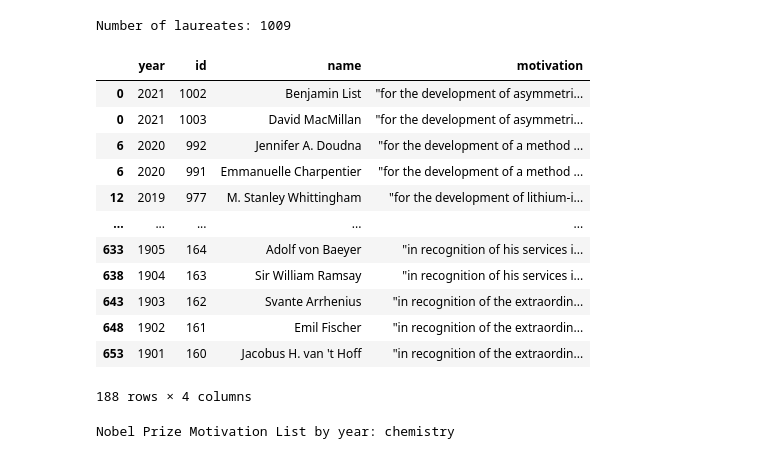
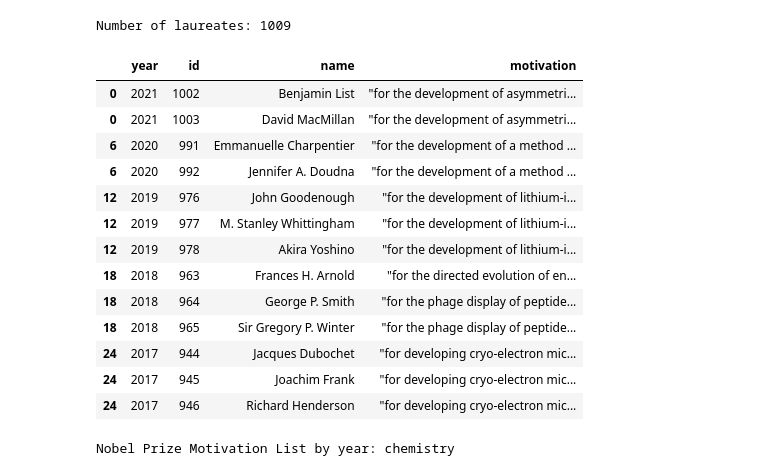
Before and after one commit to antoniogss/json_data, a Jupyter notebook: json_file_3.ipynb, the cells around one changed output. Cells and saved outputs as stored; diff of their text form; code cells hidden in the pictures.

```diff
--- a/json_file_3.ipynb
+++ b/json_file_3.ipynb
@@ -75,7 +75,9 @@ df_1.head()
 | 3 | prizes | 2021 | peace | [{'id': '1005', 'firstname': 'Mar... | NaN |
 | 4 | prizes | 2021 | physics | [{'id': '999', 'firstname': 'Syuk... | "for groundbreaking contributions... |
 # %%
-df_1[['laureate_1','laureate_2','laureate_3']] = pd.json_normalize(df_1['key.laureates'])
+df_1[['laureate_1',
+      'laureate_2',
+      'laureate_3']] = pd.json_normalize(df_1['key.laureates'])
 df_1.head()
 # %% [output]
 |  | prizes | key.year | key.category | key.laureates | key.overallMotivation | laureate_1 | laureate_2 | ... |
@@ -305,28 +307,29 @@ print('Number of laureates:',df['id'].max())
 # %% [output]
 Number of laureates: 1009
 # %%
-filt = (df['category'] == 'chemistry') #& (df['year'] >= 2017)
+filt = (df['category'] == 'chemistry') & (df['year'] >= 2017)
 
 df.loc[filt].\
   sort_values(by=['year'],
             ascending=False).\
                   drop(['category',
                         'share'],
                        axis=1)
 # %% [output]
 |  | year | id | name | motivation |
 | 0 | 2021 | 1002 | Benjamin List | "for the development of asymmetri... |
 | 0 | 2021 | 1003 | David MacMillan | "for the development of asymmetri... |
+| 6 | 2020 | 991 | Emmanuelle Charpentier | "for the development of a method ... |
 | 6 | 2020 | 992 | Jennifer A. Doudna | "for the development of a method ... |
-| 6 | 2020 | 991 | Emmanuelle Charpentier | "for the development of a method ... |
+| 12 | 2019 | 976 | John Goodenough | "for the development of lithium-i... |
 | 12 | 2019 | 977 | M. Stanley Whittingham | "for the development of lithium-i... |
-| ... | ... | ... | ... | ... |
-| 633 | 1905 | 164 | Adolf von Baeyer | "in recognition of his services i... |
-| 638 | 1904 | 163 | Sir William Ramsay | "in recognition of his services i... |
-| 643 | 1903 | 162 | Svante Arrhenius | "in recognition of the extraordin... |
-| 648 | 1902 | 161 | Emil Fischer | "in recognition of the extraordin... |
-| 653 | 1901 | 160 | Jacobus H. van 't Hoff | "in recognition of the extraordin... |
+| 12 | 2019 | 978 | Akira Yoshino | "for the development of lithium-i... |
+| 18 | 2018 | 963 | Frances H. Arnold | "for the directed evolution of en... |
+| 18 | 2018 | 964 | George P. Smith | "for the phage display of peptide... |
+| 18 | 2018 | 965 | Sir Gregory P. Winter | "for the phage display of peptide... |
+| 24 | 2017 | 944 | Jacques Dubochet | "for developing cryo-electron mic... |
+| 24 | 2017 | 945 | Joachim Frank | "for developing cryo-electron mic... |
+| 24 | 2017 | 946 | Richard Henderson | "for developing cryo-electron mic... |
-188 rows × 4 columns
 # %%
 category = 'chemistry'
 
```
